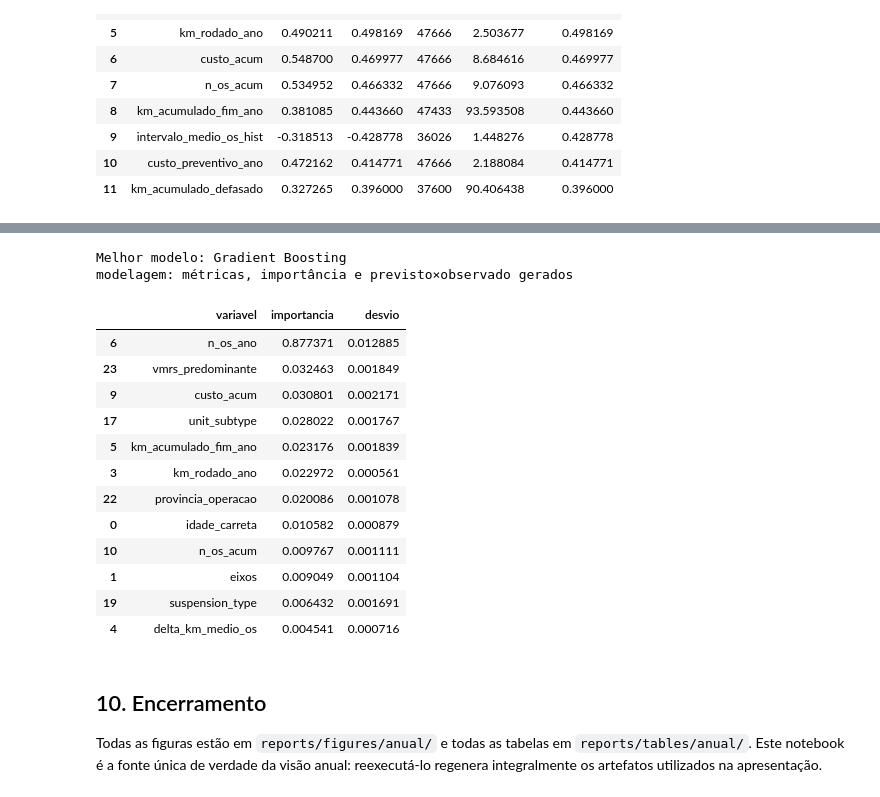
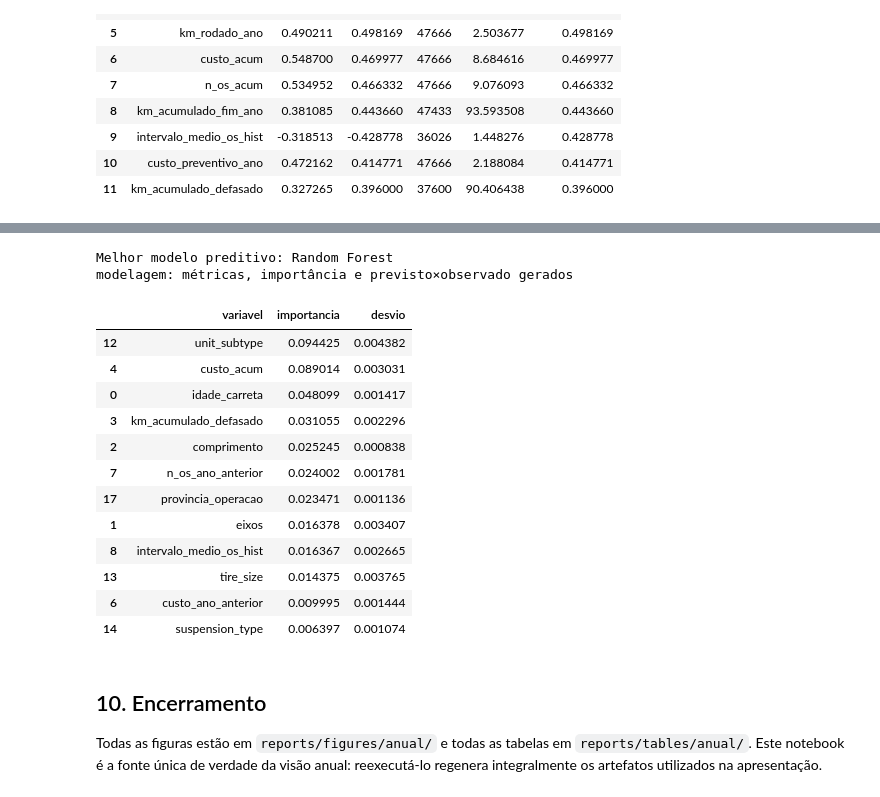
Before and after one commit to giovanicani/quatro_norte, a Jupyter notebook: nova_versao_jeison/07_analise_anual_carreta_ano.ipynb, the cells around one changed output, grey strips where cells are left out. Cells and saved outputs as stored; diff of their text form; code cells hidden in the pictures.

```diff
--- a/nova_versao_jeison/07_analise_anual_carreta_ano.ipynb
+++ b/nova_versao_jeison/07_analise_anual_carreta_ano.ipynb
@@ -509,43 +541,56 @@ Gradient Boosting (sem n_os_ano)  0.640 1603.6  900.0 0.445
 # %%
-best=met.sort_values("R2",ascending=False).iloc[0]["modelo"]
-best_model={"Regressão Linear (log)":lin,"Random Forest":rf,"Gradient Boosting":gb}[best]
-print("Melhor modelo:",best)
+# melhor entre os PREDITIVOS (a sensibilidade explicativa não concorre a "melhor")
+PRED_MODELS={"Regressão Linear (log)":(lin,preds["Regressão Linear (log)"]),
+             "Random Forest":(rf,preds["Random Forest"]),
+             "Gradient Boosting":(gb,preds["Gradient Boosting"])}
+met_pred=met[met["modelo"].isin(PRED_MODELS)]
+best=met_pred.sort_values("R2",ascending=False).iloc[0]["modelo"]
+best_model,pbest=PRED_MODELS[best]
+print("Melhor modelo preditivo:",best)
 
-fig,ax=plt.subplots(1,2,figsize=(11,4)); c3=[LA,AZ,"#2e75b6","#9dc3e6"]
-ax[0].bar(met["modelo"],met["R2"],color=c3[:len(met)]); ax[0].set_title("R² (teste 2025)"); ax[0].tick_params(axis="x",rotation=20)
-ax[1].bar(met["modelo"],met["WAPE"],color=c3[:len(met)]); ax[1].set_title("WAPE (menor = melhor)"); ax[1].tick_params(axis="x",rotation=20)
+# comparação (explicativo destacado como fora da comparação preditiva)
+is_expl=met["modelo"].str.contains("explicativo")
+cols=[("#c9a227" if e else AZ) for e in is_expl]
+fig,ax=plt.subplots(1,2,figsize=(12,4.2))
+ax[0].bar(range(len(met)),met["R2"],color=cols); ax[0].set_title("R² (teste 2025)")
+ax[0].set_xticks(range(len(met))); ax[0].set_xticklabels(met["modelo"],rotation=25,ha="right",fontsize=7)
+ax[0].axhline(0,color="black",lw=.6)
+ax[1].bar(range(len(met)),met["WAPE"],color=cols); ax[1].set_title("WAPE (menor = melhor)")
+ax[1].set_xticks(range(len(met))); ax[1].set_xticklabels(met["modelo"],rotation=25,ha="right",fontsize=7)
+fig.suptitle("Preditivo (azul) × sensibilidade explicativa com variáveis do ano (dourado)",fontsize=10)
 savefig(fig,"14_comparacao_modelos.png")
 
+# importância no melhor modelo PREDITIVO
 pi=permutation_importance(best_model,Xte,yte,n_repeats=8,random_state=42,n_jobs=-1,scoring="r2")
-imp=pd.DataFrame({"variavel":NUM_MODEL+CAT_MODEL,"importancia":pi.importances_mean,"desvio":pi.importances_std}).sort_values("importancia",ascending=False)
+imp=pd.DataFrame({"variavel":NUM_PRED+CAT_PRED,"importancia":pi.importances_mean,"desvio":pi.importances_std}).sort_values("importancia",ascending=False)
 savetab(imp.round(4),"anual_importancia_variaveis.csv")
 fig,ax=plt.subplots(figsize=(8,6)); ii=imp.head(15).sort_values("importancia")
 ax.barh(ii["variavel"],ii["importancia"],xerr=ii["desvio"],color=AZ)
-ax.set(title=f"Importância das variáveis (permutation · {best})",xlabel="queda no R²")
+ax.set(title=f"Importância das variáveis (permutation · {best}, preditivo)",xlabel="queda no R²")
 savefig(fig,"15_importancia_variaveis.png")
 
-pbest=preds[best]; capp=np.quantile(yte,.99)
+capp=np.quantile(yte,.99)
 fig,ax=plt.subplots(figsize=(5.5,5.5)); ax.scatter(yte,pbest,s=5,alpha=.15,color=AZ); lim=[0,capp]
 ax.plot(lim,lim,color=CI,ls="--"); ax.set(xlim=lim,ylim=lim,xlabel="observado (CAD/ano)",ylabel="previsto",title=f"Previsto × Observado — {best} (2025)")
 savefig(fig,"16_previsto_vs_observado.png")
 print("modelagem: métricas, importância e previsto×observado gerados")
 imp.head(12)
 # %% [output]
-Melhor modelo: Gradient Boosting
+Melhor modelo preditivo: Random Forest
 modelagem: métricas, importância e previsto×observado gerados
 |  | variavel | importancia | desvio |
-| 6 | n_os_ano | 0.877371 | 0.012885 |
-| 23 | vmrs_predominante | 0.032463 | 0.001849 |
-| 9 | custo_acum | 0.030801 | 0.002171 |
-| 17 | unit_subtype | 0.028022 | 0.001767 |
-| 5 | km_acumulado_fim_ano | 0.023176 | 0.001839 |
-| 3 | km_rodado_ano | 0.022972 | 0.000561 |
-| 22 | provincia_operacao | 0.020086 | 0.001078 |
-| 0 | idade_carreta | 0.010582 | 0.000879 |
-| 10 | n_os_acum | 0.009767 | 0.001111 |
-| 1 | eixos | 0.009049 | 0.001104 |
-| 19 | suspension_type | 0.006432 | 0.001691 |
-| 4 | delta_km_medio_os | 0.004541 | 0.000716 |
+| 12 | unit_subtype | 0.094425 | 0.004382 |
+| 4 | custo_acum | 0.089014 | 0.003031 |
+| 0 | idade_carreta | 0.048099 | 0.001417 |
+| 3 | km_acumulado_defasado | 0.031055 | 0.002296 |
+| 2 | comprimento | 0.025245 | 0.000838 |
+| 7 | n_os_ano_anterior | 0.024002 | 0.001781 |
+| 17 | provincia_operacao | 0.023471 | 0.001136 |
+| 1 | eixos | 0.016378 | 0.003407 |
+| 8 | intervalo_medio_os_hist | 0.016367 | 0.002665 |
+| 13 | tire_size | 0.014375 | 0.003765 |
+| 6 | custo_ano_anterior | 0.009995 | 0.001444 |
+| 14 | suspension_type | 0.006397 | 0.001074 |
 # %% [markdown]
 ## 10. Encerramento
 
```
Also changed, not shown: parts of 8 cells of this notebook, 10 other files.
